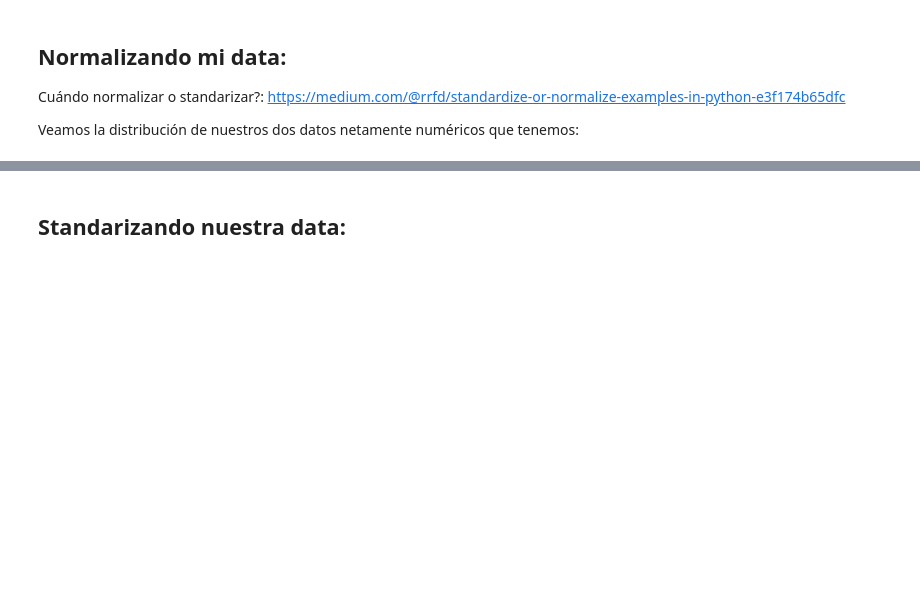
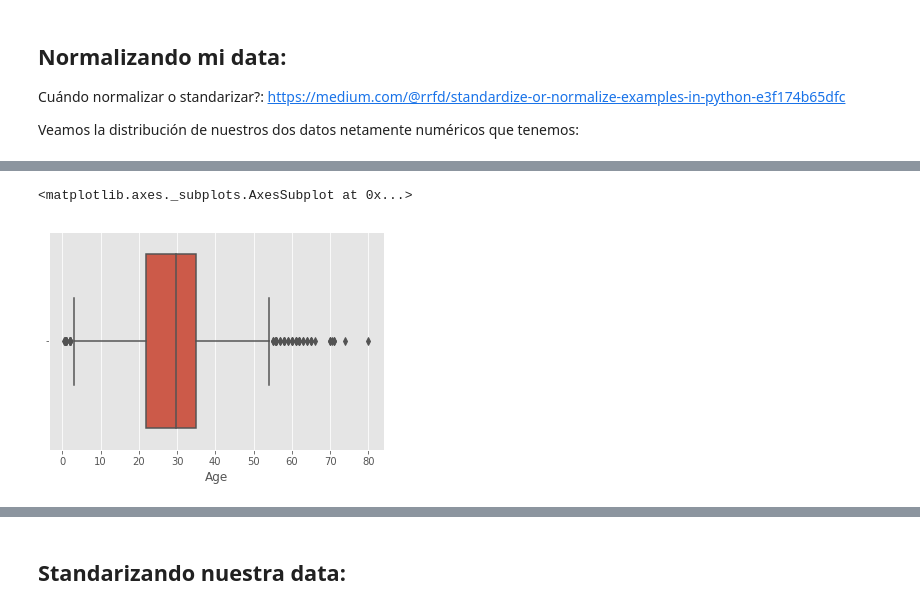
Before and after one commit to rcrdoh/Clases_DataScience, a Jupyter notebook: TitanicNotebook/Titanic_parte_01_dataWrangling.ipynb, the cells around one changed output, grey strips where cells are left out. Saved outputs shown, nothing was run; the diff lists cells and outputs as text; code cells hidden in the pictures; blank space fills up the shorter version.

```diff
--- a/TitanicNotebook/Titanic_parte_01_dataWrangling.ipynb
+++ b/TitanicNotebook/Titanic_parte_01_dataWrangling.ipynb
@@ -406,0 +417,5 @@ sns.distplot(train['Age'])
+# %%
+sns.boxplot(train['Age'])
+# %% [output]
+<matplotlib.axes._subplots.AxesSubplot at 0x...>
+[figure, added]
```
Also changed, not shown: parts of 7 cells of this notebook.
